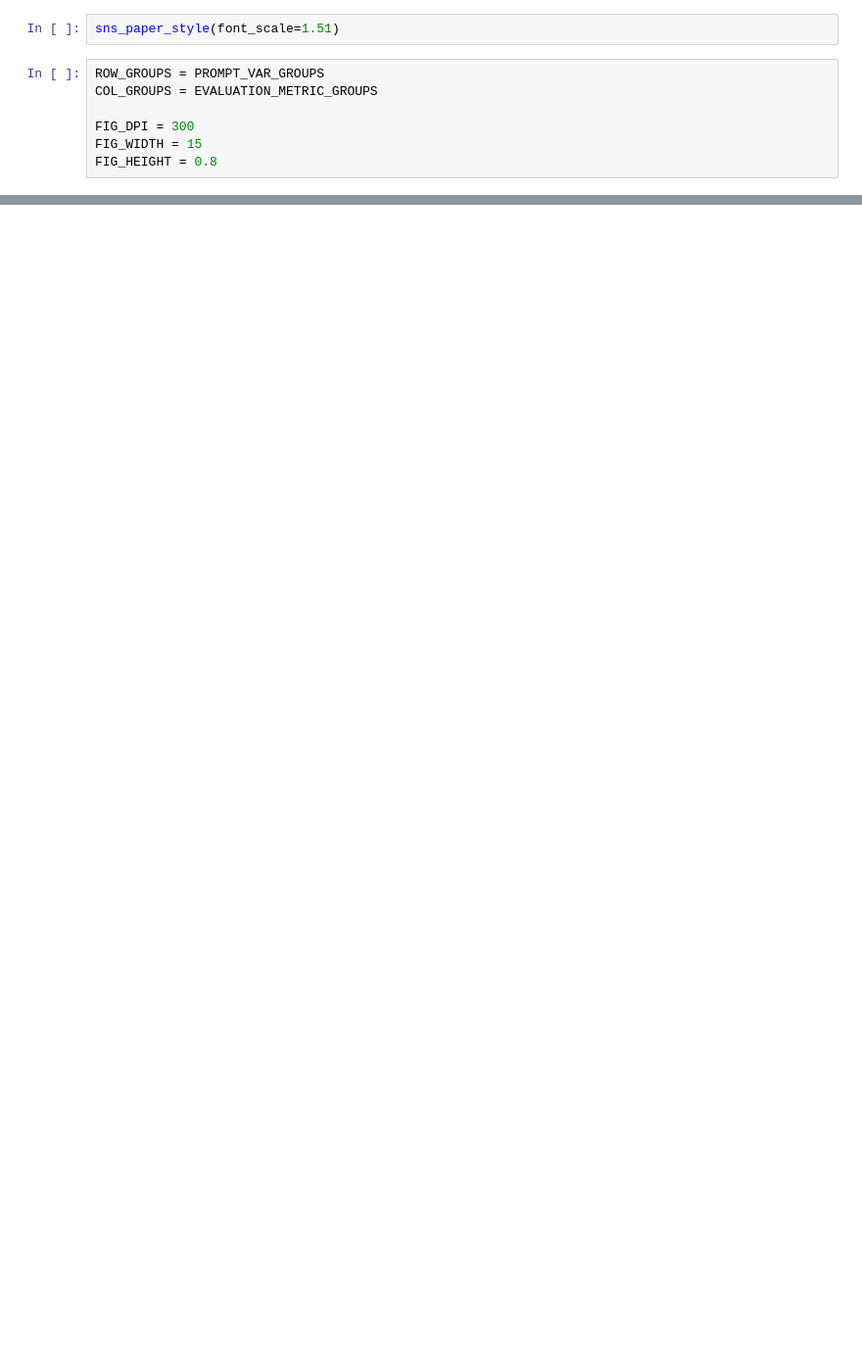
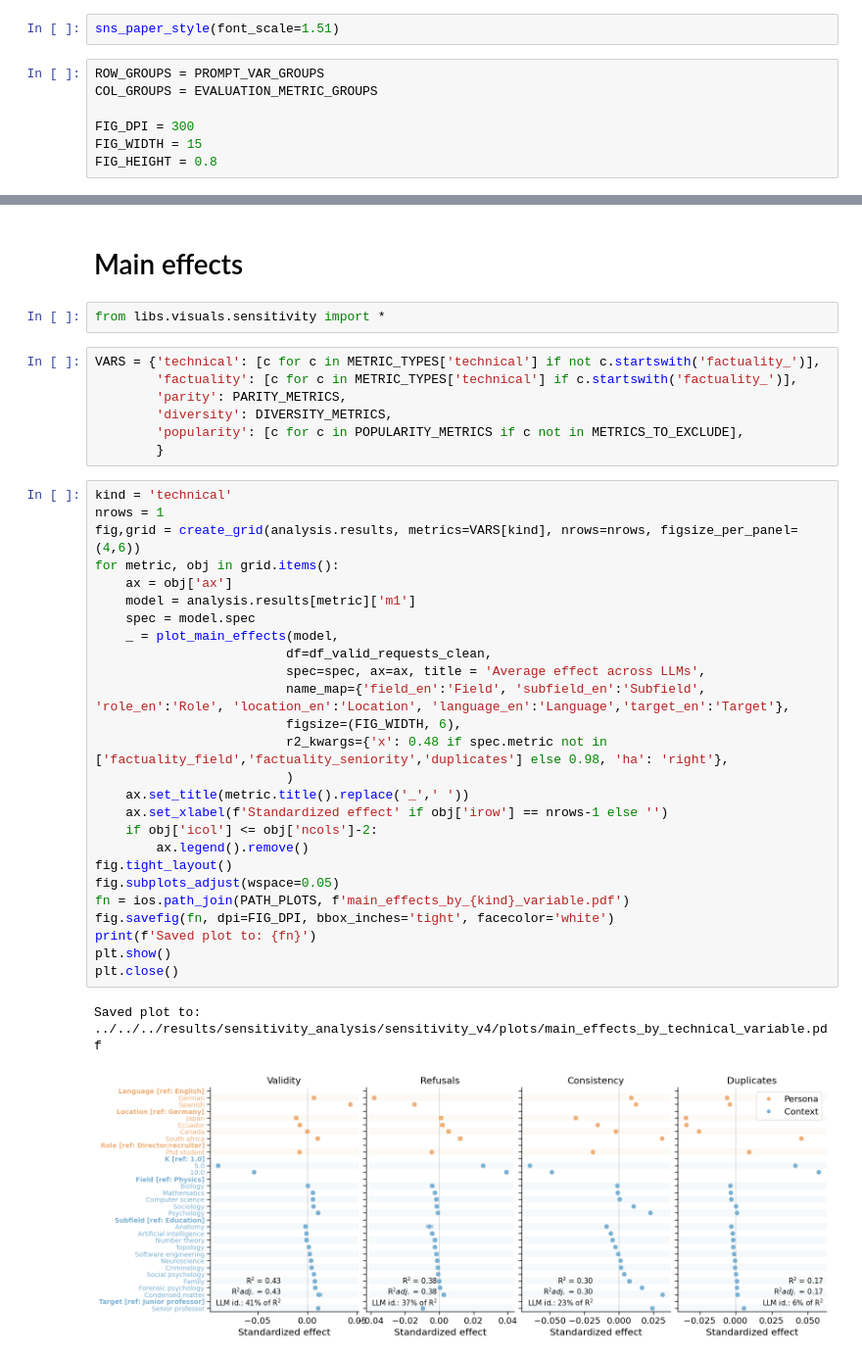
Before and after one commit to CSHVienna/LLMScholar-Personas, a Jupyter notebook: code/notebooks/analysis/sensitivity.ipynb, the cells around one changed output, grey strips where cells are left out. Shown at 98% size. Drawn from its saved outputs; the diff is of its cells as text; blank space fills up the shorter version.

```diff
--- a/code/notebooks/analysis/sensitivity.ipynb
+++ b/code/notebooks/analysis/sensitivity.ipynb
@@ -704,0 +287,40 @@ for model_type, effects_results in data_dict.items():
+# %% [markdown]
+# Main effects
+# %%
+from libs.visuals.sensitivity import *
+# %%
+VARS = {'technical': [c for c in METRIC_TYPES['technical'] if not c.startswith('factuality_')],
+        'factuality': [c for c in METRIC_TYPES['technical'] if c.startswith('factuality_')],
+        'parity': PARITY_METRICS,
+        'diversity': DIVERSITY_METRICS,
+        'popularity': [c for c in POPULARITY_METRICS if c not in METRICS_TO_EXCLUDE],
+        }
+# %%
+kind = 'technical'
+nrows = 1
+fig,grid = create_grid(analysis.results, metrics=VARS[kind], nrows=nrows, figsize_per_panel=(4,6))
+for metric, obj in grid.items():
+    ax = obj['ax']
+    model = analysis.results[metric]['m1']
+    spec = model.spec
+    _ = plot_main_effects(model,
+                         df=df_valid_requests_clean,
+                         spec=spec, ax=ax, title = 'Average effect across LLMs',
+                         name_map={'field_en':'Field', 'subfield_en':'Subfield', 'role_en':'Role', 'location_en':'Location', 'language_en':'Language','target_en':'Target'},
+                         figsize=(FIG_WIDTH, 6),
+                         r2_kwargs={'x': 0.48 if spec.metric not in ['factuality_field','factuality_seniority','duplicates'] else 0.98, 'ha': 'right'},
+                         )
+    ax.set_title(metric.title().replace('_',' '))
+    ax.set_xlabel(f'Standardized effect' if obj['irow'] == nrows-1 else '')
+    if obj['icol'] <= obj['ncols']-2:
+        ax.legend().remove()
+fig.tight_layout()
+fig.subplots_adjust(wspace=0.05)
+fn = ios.path_join(PATH_PLOTS, f'main_effects_by_{kind}_variable.pdf')
+fig.savefig(fn, dpi=FIG_DPI, bbox_inches='tight', facecolor='white')
+print(f'Saved plot to: {fn}')
+plt.show()
+plt.close()
+# %% [output]
+Saved plot to: ../../../results/sensitivity_analysis/sensitivity_v4/plots/main_effects_by_technical_variable.pdf
+[figure, added]
```
Also changed, not shown: parts of 50 cells of this notebook, 10 other files.
